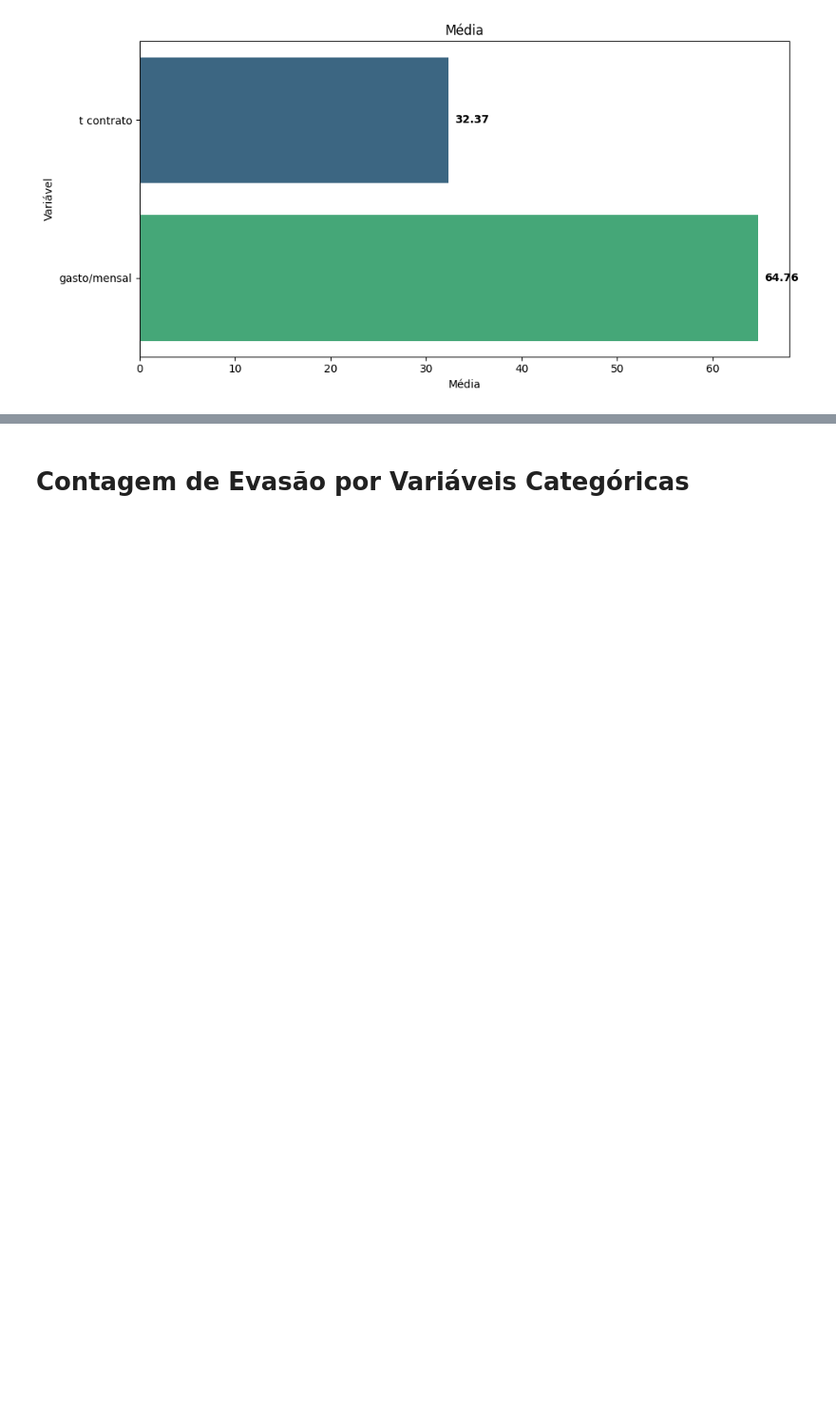
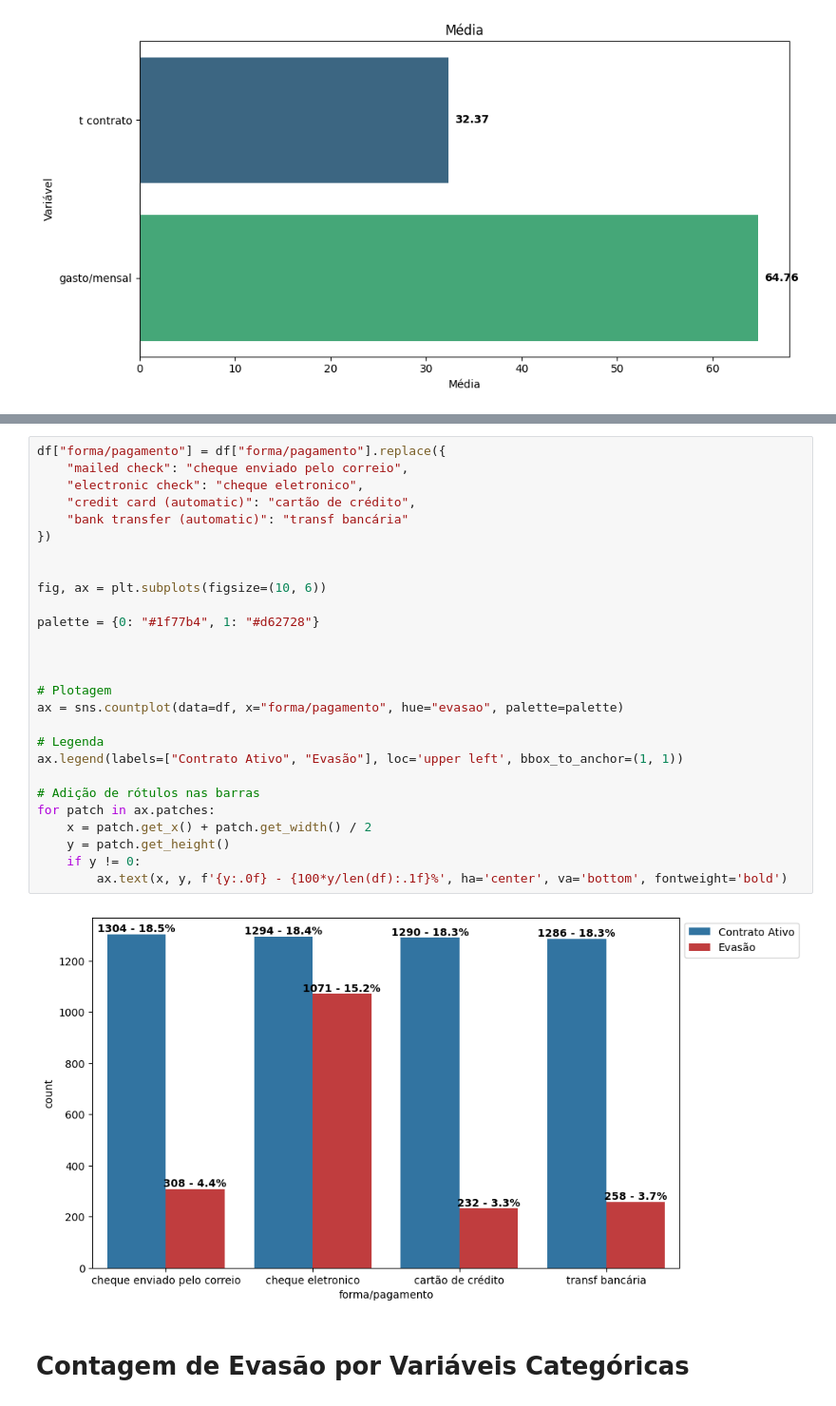
Before and after one commit to DuillesAD/Challenge-Telecon-X-analise-de-dados, a Jupyter notebook: Challenge_Telecon_X_analise_de_dados.ipynb, the cells around one changed output, grey strips where cells are left out. Shown at 95% size. Saved outputs shown, nothing was run; the diff lists cells and outputs as text; blank space fills up the shorter version.

```diff
--- a/Challenge_Telecon_X_analise_de_dados.ipynb
+++ b/Challenge_Telecon_X_analise_de_dados.ipynb
@@ -246,3 +287,32 @@ plt.show()
+# %%
+df["forma/pagamento"] = df["forma/pagamento"].replace({
+    "mailed check": "cheque enviado pelo correio",
+    "electronic check": "cheque eletronico",
+    "credit card (automatic)": "cartão de crédito",
+    "bank transfer (automatic)": "transf bancária"
+})
+
+
+fig, ax = plt.subplots(figsize=(10, 6))
+
+palette = {0: "#1f77b4", 1: "#d62728"}
+
+
+
+# Plotagem
+ax = sns.countplot(data=df, x="forma/pagamento", hue="evasao", palette=palette)
+
+# Legenda
+ax.legend(labels=["Contrato Ativo", "Evasão"], loc='upper left', bbox_to_anchor=(1, 1))
+
+# Adição de rótulos nas barras
+for patch in ax.patches:
+    x = patch.get_x() + patch.get_width() / 2
+    y = patch.get_height()
+    if y != 0:
+        ax.text(x, y, f'{y:.0f} - {100*y/len(df):.1f}%', ha='center', va='bottom', fontweight='bold')
+# %% [output]
+[figure, added]
 # %% [markdown]
 # Contagem de Evasão por Variáveis Categóricas
 # %%
```
Also changed, not shown: parts of 4 cells of this notebook.
